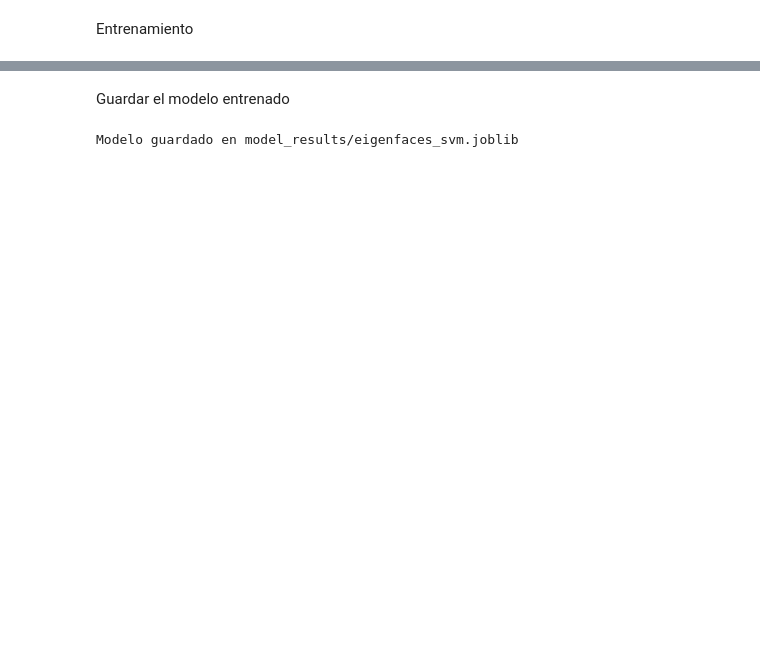
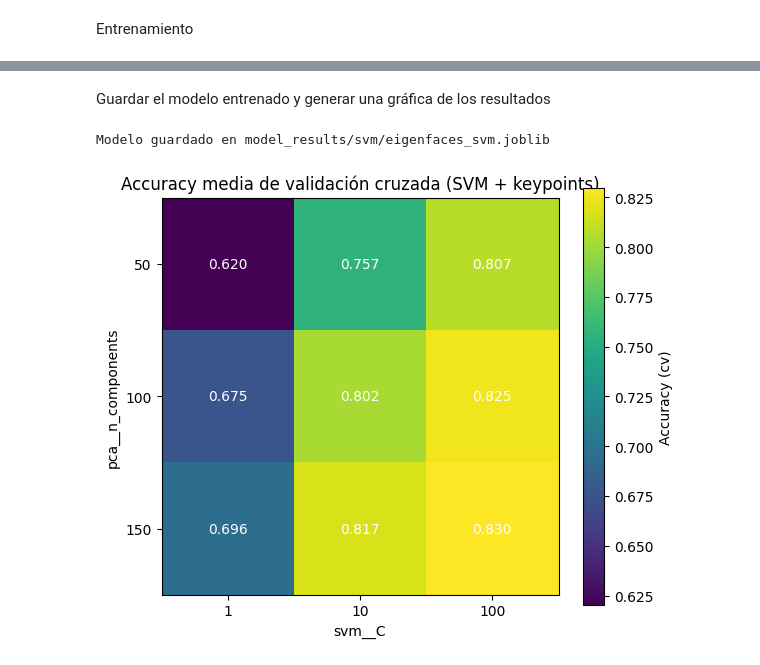
Before and after one commit to DylanCas16/EmotionDetector, a Jupyter notebook: SVM_emotion_training.ipynb, the cells around one changed output, grey strips where cells are left out. Saved outputs shown, nothing was run; the diff lists cells and outputs as text; code cells hidden in the pictures; blank space fills up the shorter version.

```diff
--- a/SVM_emotion_training.ipynb
+++ b/SVM_emotion_training.ipynb
@@ -19,7 +21,7 @@ Variables del dataset
 # %%
 DATASET_DIR = "dataset_processed"
 IMG_SIZE = 32
-MODEL_PATH = "model_results/eigenfaces_svm.joblib"
+MODEL_PATH = "model_results/svm/eigenfaces_svm.joblib"
 
 CLASSES = sorted(os.listdir(os.path.join(DATASET_DIR, "train")))
 print("Clases:", CLASSES)
@@ -77,8 +87,41 @@ Mejor accuracy en validación cruzada: 0.8035290785775118
 # %% [markdown]
-Guardar el modelo entrenado
+Guardar el modelo entrenado y generar una gráfica de los resultados
 # %%
+os.makedirs(os.path.dirname(MODEL_PATH), exist_ok=True)
 best_model = grid_search.best_estimator_
 joblib.dump(best_model, MODEL_PATH)
 print(f"Modelo guardado en {MODEL_PATH}")
+
+n_components_values = sorted(set(grid_search.cv_results_["param_pca__n_components"]))
+c_values = sorted(set(grid_search.cv_results_["param_svm__C"]))
+
+scores = np.zeros((len(n_components_values), len(c_values)))
+for i, n_comp in enumerate(n_components_values):
+    for j, c_val in enumerate(c_values):
+        mask = (grid_search.cv_results_["param_pca__n_components"] == n_comp) & (
+            grid_search.cv_results_["param_svm__C"] == c_val
+        )
+        scores[i, j] = grid_search.cv_results_["mean_test_score"][mask][0]
+
+fig, ax = plt.subplots(figsize=(6, 5))
+im = ax.imshow(scores, cmap="viridis")
+
+ax.set_xticks(range(len(c_values)))
+ax.set_xticklabels(c_values)
+ax.set_yticks(range(len(n_components_values)))
+ax.set_yticklabels(n_components_values)
+ax.set_xlabel("svm__C")
+ax.set_ylabel("pca__n_components")
+ax.set_title("Accuracy media de validación cruzada (SVM + keypoints)")
+
+for i in range(len(n_components_values)):
+    for j in range(len(c_values)):
+        ax.text(j, i, f"{scores[i, j]:.3f}", ha="center", va="center", color="white")
+
+fig.colorbar(im, ax=ax, label="Accuracy (cv)")
+fig.tight_layout()
+fig.savefig("model_results/svm/svm_training_results.png", dpi=150)
+plt.show()
 # %% [output]
-Modelo guardado en model_results/eigenfaces_svm.joblib
+Modelo guardado en model_results/svm/eigenfaces_svm.joblib
+[figure, added]
```
Also changed, not shown: parts of 6 cells of this notebook, 13 other files.
